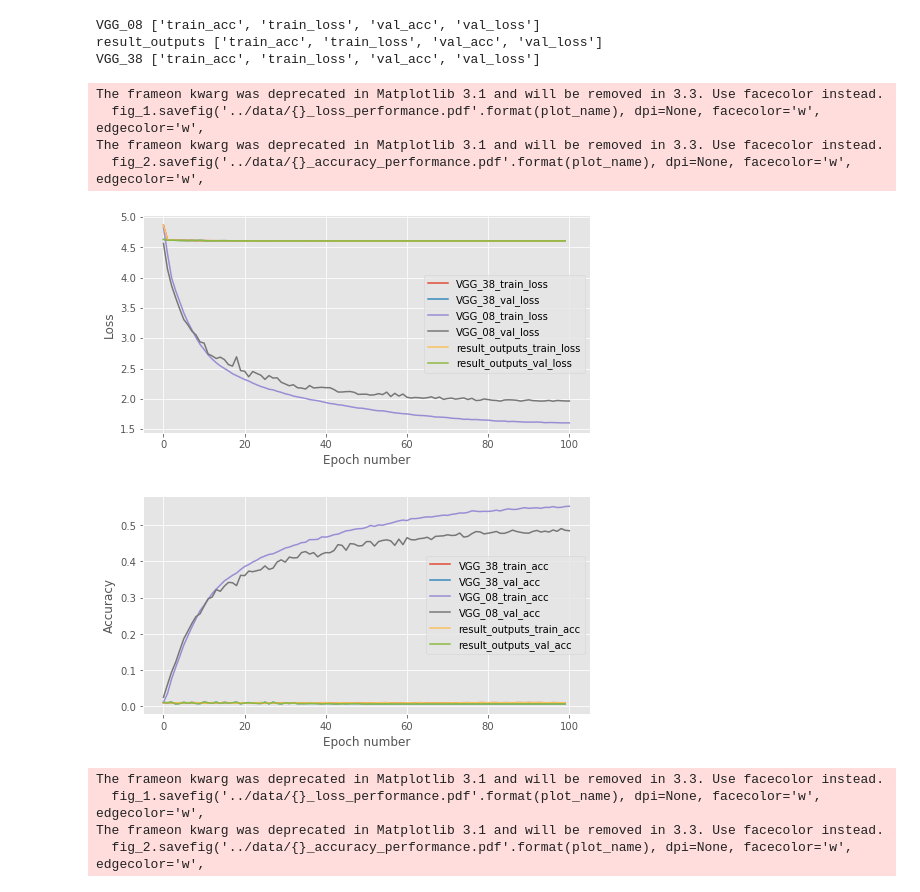
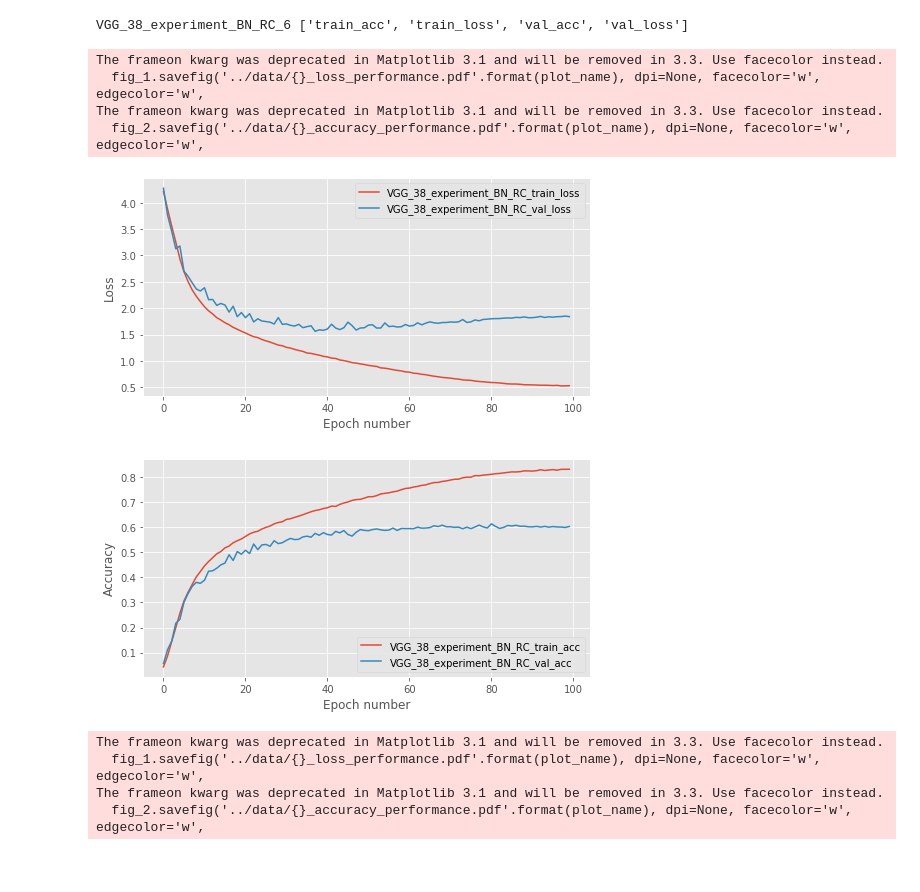
Before and after one commit to tk1814/MLP_uoe_cw2, a Jupyter notebook: mlpractical/notebooks/Plot_Results.ipynb, the cells around one changed output. Cells and saved outputs as stored; diff of their text form; code cells hidden in the pictures; blank space fills up the shorter version.

Commit message:
model architecture done

```diff
--- a/mlpractical/notebooks/Plot_Results.ipynb
+++ b/mlpractical/notebooks/Plot_Results.ipynb
@@ -6,7 +6,8 @@ import matplotlib.pyplot as plt
 import numpy as np
 %matplotlib inline
 plt.style.use('ggplot')
-experiment_dir = '/mnt/c/Users/theod/git/MLP_uoe_cw2/mlpractical'
+experiment_dir = '/mnt/c/Users/theod/git/MLP_uoe_cw2/mlpractical/VGG_38_experiment_BN_RC_6/'
+#\mlpractical\VGG_38_experiment_BN_RC_2\result_outputs
 # %%
 def collect_experiment_dicts(target_dir, test_flag=False):
     experiment_dicts = dict()
@@ -41,9 +42,7 @@ result_dict = collect_experiment_dicts(target_dir=experiment_dir)
 for key, value in result_dict.items():
     print(key, list(value.keys()))
 # %% [output]
-VGG_08 ['train_acc', 'train_loss', 'val_acc', 'val_loss']
-result_outputs ['train_acc', 'train_loss', 'val_acc', 'val_loss']
-VGG_38 ['train_acc', 'train_loss', 'val_acc', 'val_loss']
+VGG_38_experiment_BN_RC_6 ['train_acc', 'train_loss', 'val_acc', 'val_loss']
 # %%
 import matplotlib.pyplot as plt
 %matplotlib inline
@@ -56,8 +55,7 @@ def plot_result_graphs(plot_name, stats, keys_to_plot, notebook=True):
     for name in keys_to_plot:
         for k in ['train_loss', 'val_loss']:
             item = stats[name][k]
-            ax_1.plot(np.arange(0, len(item)),
-                      item, label='{}_{}'.format(name, k))
+            ax_1.plot(np.arange(0, len(item)), item, label='{}_{}'.format('VGG_38_experiment_BN_RC', k))
 
     ax_1.legend(loc=0)
     ax_1.set_ylabel('Loss')
@@ -69,8 +67,7 @@ def plot_result_graphs(plot_name, stats, keys_to_plot, notebook=True):
     for name in keys_to_plot:
         for k in ['train_acc', 'val_acc']:
             item = stats[name][k]
-            ax_2.plot(np.arange(0, len(item)),
-                      item, label='{}_{}'.format(name, k))
+            ax_2.plot(np.arange(0, len(item)), item, label='{}_{}'.format('VGG_38_experiment_BN_RC', k))
 
     ax_2.legend(loc=0)
     ax_2.set_ylabel('Accuracy')
@@ -87,14 +84,14 @@ def plot_result_graphs(plot_name, stats, keys_to_plot, notebook=True):
         frameon=None, metadata=None)
 # %%
 # my results
-plot_result_graphs('problem_model', result_dict, keys_to_plot=['VGG_38', 'VGG_08'])
+plot_result_graphs('problem_model', result_dict, keys_to_plot=['VGG_38_experiment_BN_RC_6'])
 # %% [output]
 The frameon kwarg was deprecated in Matplotlib 3.1 and will be removed in 3.3. Use facecolor instead.
   fig_1.savefig('../data/{}_loss_performance.pdf'.format(plot_name), dpi=None, facecolor='w', edgecolor='w',
 The frameon kwarg was deprecated in Matplotlib 3.1 and will be removed in 3.3. Use facecolor instead.
   fig_2.savefig('../data/{}_accuracy_performance.pdf'.format(plot_name), dpi=None, facecolor='w', edgecolor='w',
-[figure, old version]
+[figure, new version]
-[figure, old version]
+[figure, new version]
 # %%
 # plot_result_graphs('problem_model', result_dict, keys_to_plot=['VGG_38', 'VGG_08'])
 # %% [output]
```
Also changed, not shown: 5 other files.
